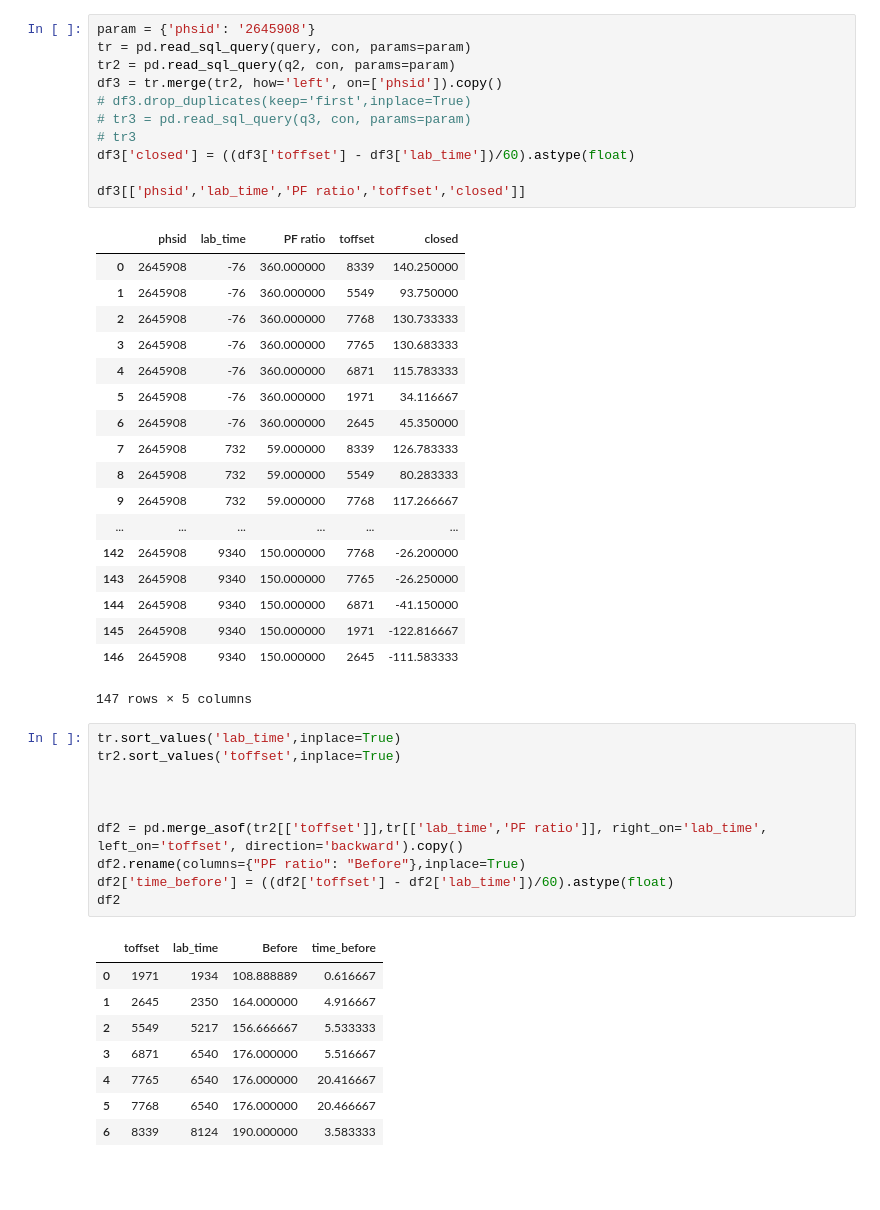
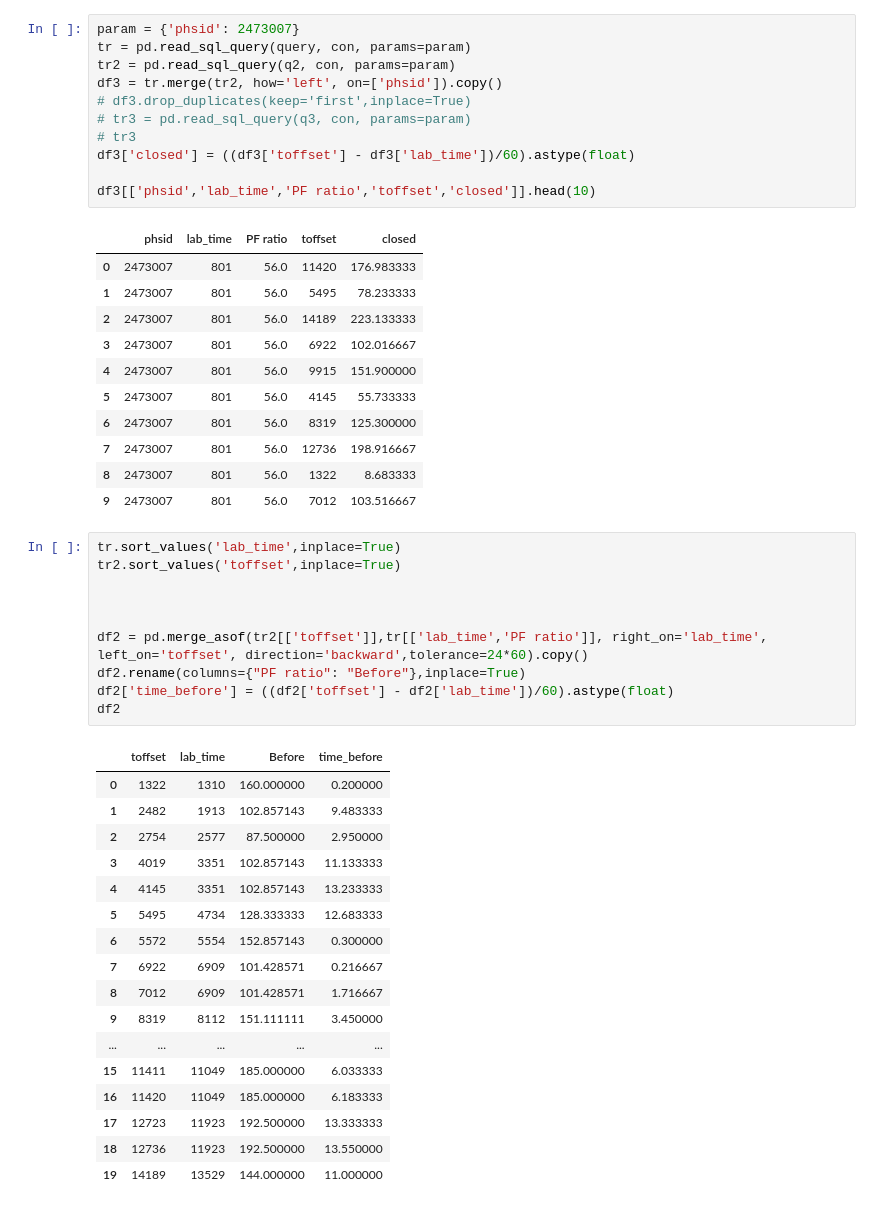
Before and after one commit to RomGutman/eICU_ARDS, a Jupyter notebook: ARDS.ipynb, the cells around one changed output. Drawn from its saved outputs; the diff is of its cells as text; blank space fills up the shorter version.

```diff
--- a/ARDS.ipynb
+++ b/ARDS.ipynb
@@ -66,52 +68,54 @@ q3 = """
     where patienthealthsystemstayid = %(phsid)s
                             """
 # %%
-param = {'phsid': '2645908'}
+param = {'phsid': 2473007}
 tr = pd.read_sql_query(query, con, params=param)
 tr2 = pd.read_sql_query(q2, con, params=param)
 df3 = tr.merge(tr2, how='left', on=['phsid']).copy()
 # df3.drop_duplicates(keep='first',inplace=True)
 # tr3 = pd.read_sql_query(q3, con, params=param)
 # tr3
 df3['closed'] = ((df3['toffset'] - df3['lab_time'])/60).astype(float)
 
-df3[['phsid','lab_time','PF ratio','toffset','closed']]
+df3[['phsid','lab_time','PF ratio','toffset','closed']].head(10)
 # %% [output]
 |  | phsid | lab_time | PF ratio | toffset | closed |
-| 0 | 2645908 | -76 | 360.000000 | 8339 | 140.250000 |
-| 1 | 2645908 | -76 | 360.000000 | 5549 | 93.750000 |
-| 2 | 2645908 | -76 | 360.000000 | 7768 | 130.733333 |
-| 3 | 2645908 | -76 | 360.000000 | 7765 | 130.683333 |
-| 4 | 2645908 | -76 | 360.000000 | 6871 | 115.783333 |
-| 5 | 2645908 | -76 | 360.000000 | 1971 | 34.116667 |
-| 6 | 2645908 | -76 | 360.000000 | 2645 | 45.350000 |
-| 7 | 2645908 | 732 | 59.000000 | 8339 | 126.783333 |
-| 8 | 2645908 | 732 | 59.000000 | 5549 | 80.283333 |
-| 9 | 2645908 | 732 | 59.000000 | 7768 | 117.266667 |
-| ... | ... | ... | ... | ... | ... |
-| 142 | 2645908 | 9340 | 150.000000 | 7768 | -26.200000 |
-| 143 | 2645908 | 9340 | 150.000000 | 7765 | -26.250000 |
-| 144 | 2645908 | 9340 | 150.000000 | 6871 | -41.150000 |
-| 145 | 2645908 | 9340 | 150.000000 | 1971 | -122.816667 |
-| 146 | 2645908 | 9340 | 150.000000 | 2645 | -111.583333 |
+| 0 | 2473007 | 801 | 56.0 | 11420 | 176.983333 |
+| 1 | 2473007 | 801 | 56.0 | 5495 | 78.233333 |
+| 2 | 2473007 | 801 | 56.0 | 14189 | 223.133333 |
+| 3 | 2473007 | 801 | 56.0 | 6922 | 102.016667 |
+| 4 | 2473007 | 801 | 56.0 | 9915 | 151.900000 |
+| 5 | 2473007 | 801 | 56.0 | 4145 | 55.733333 |
+| 6 | 2473007 | 801 | 56.0 | 8319 | 125.300000 |
+| 7 | 2473007 | 801 | 56.0 | 12736 | 198.916667 |
+| 8 | 2473007 | 801 | 56.0 | 1322 | 8.683333 |
+| 9 | 2473007 | 801 | 56.0 | 7012 | 103.516667 |
-147 rows × 5 columns
 # %%
 tr.sort_values('lab_time',inplace=True)
 tr2.sort_values('toffset',inplace=True)
 
 
 
-df2 = pd.merge_asof(tr2[['toffset']],tr[['lab_time','PF ratio']], right_on='lab_time', left_on='toffset', direction='backward').copy()
+df2 = pd.merge_asof(tr2[['toffset']],tr[['lab_time','PF ratio']], right_on='lab_time', left_on='toffset', direction='backward',tolerance=24*60).copy()
 df2.rename(columns={"PF ratio": "Before"},inplace=True)
 df2['time_before'] = ((df2['toffset'] - df2['lab_time'])/60).astype(float)
 df2
 # %% [output]
 |  | toffset | lab_time | Before | time_before |
-| 0 | 1971 | 1934 | 108.888889 | 0.616667 |
-| 1 | 2645 | 2350 | 164.000000 | 4.916667 |
-| 2 | 5549 | 5217 | 156.666667 | 5.533333 |
-| 3 | 6871 | 6540 | 176.000000 | 5.516667 |
-| 4 | 7765 | 6540 | 176.000000 | 20.416667 |
-| 5 | 7768 | 6540 | 176.000000 | 20.466667 |
-| 6 | 8339 | 8124 | 190.000000 | 3.583333 |
+| 0 | 1322 | 1310 | 160.000000 | 0.200000 |
+| 1 | 2482 | 1913 | 102.857143 | 9.483333 |
+| 2 | 2754 | 2577 | 87.500000 | 2.950000 |
+| 3 | 4019 | 3351 | 102.857143 | 11.133333 |
+| 4 | 4145 | 3351 | 102.857143 | 13.233333 |
+| 5 | 5495 | 4734 | 128.333333 | 12.683333 |
+| 6 | 5572 | 5554 | 152.857143 | 0.300000 |
+| 7 | 6922 | 6909 | 101.428571 | 0.216667 |
+| 8 | 7012 | 6909 | 101.428571 | 1.716667 |
+| 9 | 8319 | 8112 | 151.111111 | 3.450000 |
+| ... | ... | ... | ... | ... |
+| 15 | 11411 | 11049 | 185.000000 | 6.033333 |
+| 16 | 11420 | 11049 | 185.000000 | 6.183333 |
+| 17 | 12723 | 11923 | 192.500000 | 13.333333 |
+| 18 | 12736 | 11923 | 192.500000 | 13.550000 |
+| 19 | 14189 | 13529 | 144.000000 | 11.000000 |
 # %%
```
Also changed, not shown: parts of 20 cells of this notebook, 5 other files.
